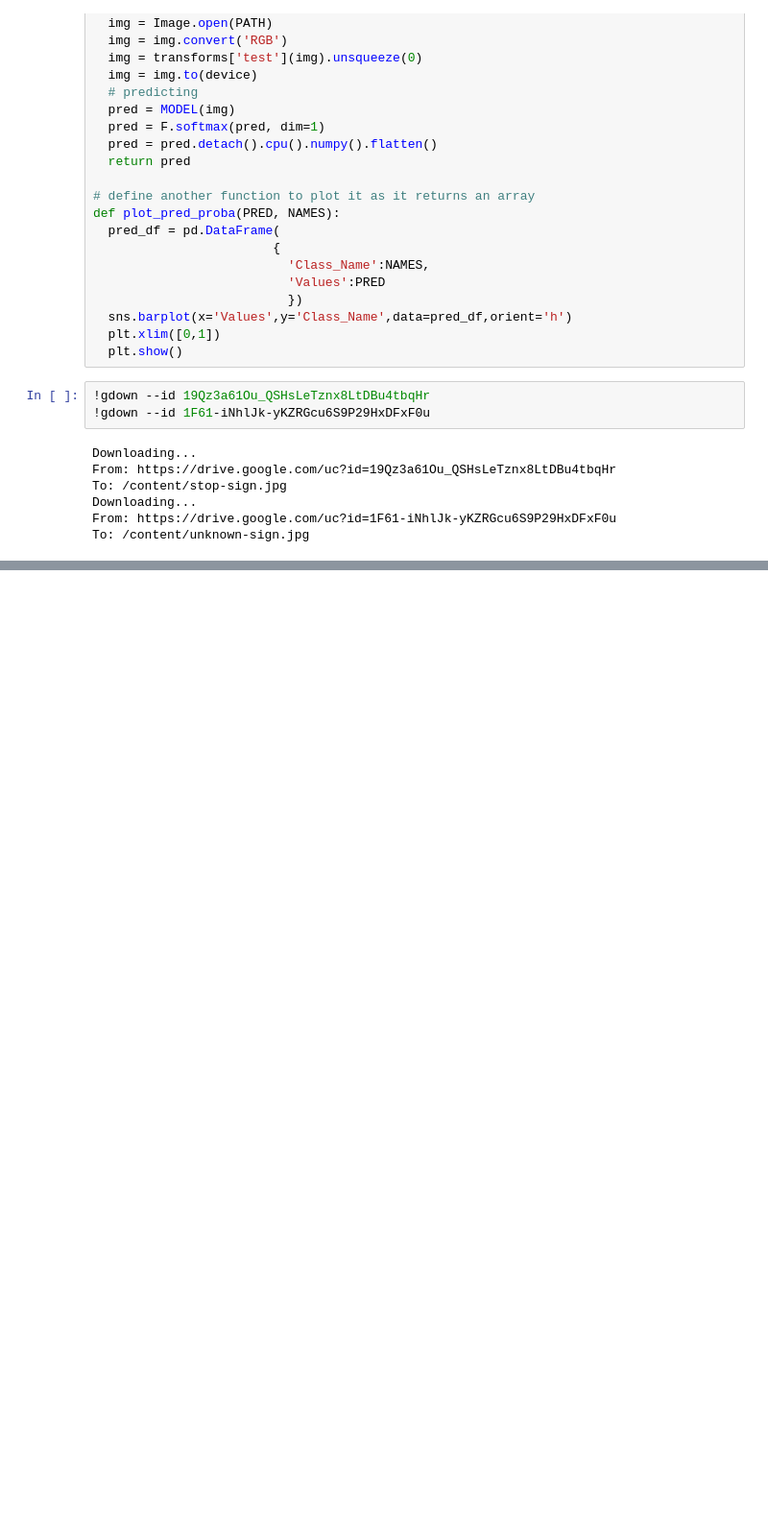
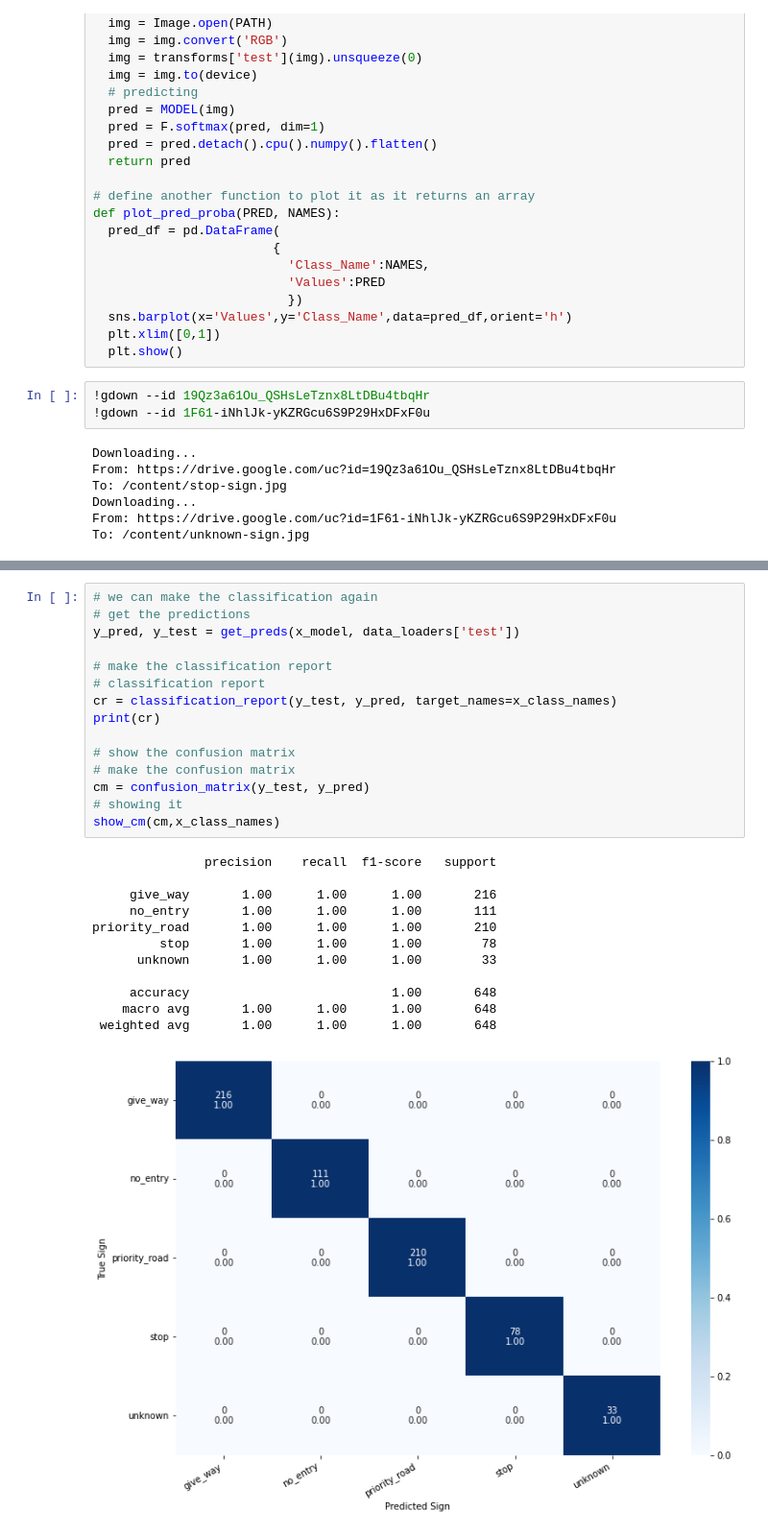
Before and after one commit to walzter/Books, a Jupyter notebook: Getting_sht_done/Chapter_3_TL.ipynb, the cells around one changed output, grey strips where cells are left out. Shown at 96% size. Cells and saved outputs as stored; diff of their text form; blank space fills up the shorter version.

```diff
--- a/Getting_sht_done/Chapter_3_TL.ipynb
+++ b/Getting_sht_done/Chapter_3_TL.ipynb
@@ -677,0 +787,28 @@ plot_pred_proba(predz, class_names)
+# %%
+# we can make the classification again
+# get the predictions
+y_pred, y_test = get_preds(x_model, data_loaders['test'])
+
+# make the classification report
+# classification report
+cr = classification_report(y_test, y_pred, target_names=x_class_names)
+print(cr)
+
+# show the confusion matrix
+# make the confusion matrix
+cm = confusion_matrix(y_test, y_pred)
+# showing it
+show_cm(cm,x_class_names)
+# %% [output]
+               precision    recall  f1-score   support
+
+     give_way       1.00      1.00      1.00       216
+     no_entry       1.00      1.00      1.00       111
+priority_road       1.00      1.00      1.00       210
+         stop       1.00      1.00      1.00        78
+      unknown       1.00      1.00      1.00        33
+
+     accuracy                           1.00       648
+    macro avg       1.00      1.00      1.00       648
+ weighted avg       1.00      1.00      1.00       648
+[figure, added]
```
Also changed, not shown: parts of 22 cells of this notebook, 2 other files.
